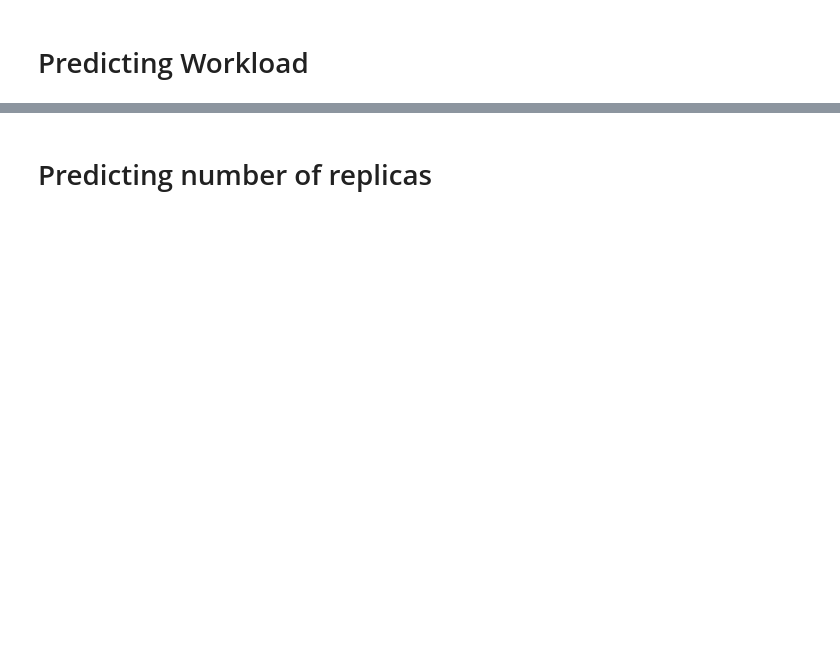
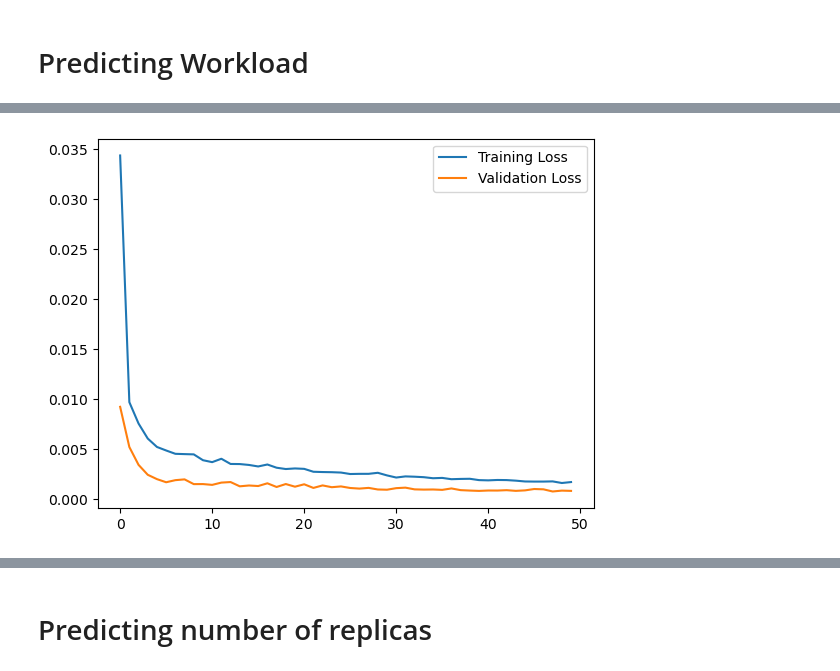
Before and after one commit to BrandonStreets-Mcleod/dissertation-test-code, a Jupyter notebook: Python/forecasting-model-test.ipynb, the cells around one changed output, grey strips where cells are left out. Drawn from its saved outputs; the diff is of its cells as text; code cells hidden in the pictures; blank space fills up the shorter version.

```diff
--- a/Python/forecasting-model-test.ipynb
+++ b/Python/forecasting-model-test.ipynb
@@ -8,6 +8,7 @@ from sklearn.preprocessing import *
 from keras.models import *
 from keras.layers import *
 from keras.callbacks import *
+from keras.regularizers import l2
 from tensorflow import keras
 from sklearn.metrics import mean_squared_error
 
@@ -40,7 +41,7 @@ x_val=x[ind:]
 y_val=y[ind:]
 
 #normalize the inputs
-x_scaler= StandardScaler()
+x_scaler= MinMaxScaler(feature_range=(0, 1))
 x_tr = x_scaler.fit_transform(x_tr)
 x_val= x_scaler.transform(x_val)
 
@@ -49,7 +50,7 @@ y_tr=y_tr.reshape(len(y_tr),1)
 y_val=y_val.reshape(len(y_val),1)
 
 #normalize the output
-y_scaler=StandardScaler()
+y_scaler=MinMaxScaler(feature_range=(0, 1))
 y_tr = y_scaler.fit_transform(y_tr)[:,0]
 y_val = y_scaler.transform(y_val)[:,0]
 
@@ -57,35 +58,62 @@ y_val = y_scaler.transform(y_val)[:,0]
 x_tr= x_tr.reshape(x_tr.shape[0],x_tr.shape[1],1)
 x_val= x_val.reshape(x_val.shape[0],x_val.shape[1],1)
 
+# def traffic_prediction_lstm():
+#     model = Sequential()
+#     model.add(Bidirectional(LSTM(30, return_sequences=True, dropout=0.2, recurrent_dropout=0.2), input_shape=(num, 1)))
+#     model.add(Bidirectional(LSTM(20, return_sequences=True, kernel_regularizer=l2(0.01))))
+#     model.add(Bidirectional(LSTM(10, return_sequences=False, kernel_regularizer=l2(0.01))))
+#     model.add(BatchNormalization())
+#     model.add(Dense(10, activation='relu'))
+#     model.add(Dense(1, activation='linear'))
+#     model.compile(optimizer='adam', loss='mse')
+#     # Learning Rate Scheduler
+#     lr_scheduler = ReduceLROnPlateau(monitor='val_loss', factor=0.5, patience=3, min_lr=1e-6)
+#     # Print model summary
+#     model.summary()
+#     return model, lr_scheduler
+
+
+# lstm_model, lr_scheduler = traffic_prediction_lstm()
+# # Early Stopping to prevent overfitting
+# early_stopping = EarlyStopping(monitor='val_loss', patience=4, restore_best_weights=True)
+# model_checkpoint = ModelCheckpoint('best_model.hdf5', monitor='val_loss', verbose=1, save_best_only=True, mode='min')
+
+# # Fit the model
+# history = lstm_model.fit(x_tr, y_tr,
+#                           epochs=20,
+#                           batch_size=10,
+#                           validation_data=(x_val, y_val),
+#                           callbacks=[early_stopping, lr_scheduler, model_checkpoint])
+
+# lstm_model.load_weights('best_model.hdf5')
+
 def traffic_prediction_lstm():
     model = Sequential()
-    model.add(Bidirectional(LSTM(80, return_sequences=True, dropout=0.2, recurrent_dropout=0.2), input_shape=(num, 1)))
-    model.add(Bidirectional(LSTM(40, return_sequences=True, dropout=0.3, recurrent_dropout=0.3)))
-    model.add(Bidirectional(LSTM(20, return_sequences=False, dropout=0.4, recurrent_dropout=0.4)))
-    model.add(BatchNormalization())
-    model.add(Dense(20, activation='relu'))
-    model.add(Dense(1, activation='linear'))
-    model.compile(optimizer='adam', loss='mse')
-    # Learning Rate Scheduler
-    lr_scheduler = ReduceLROnPlateau(monitor='val_loss', factor=0.5, patience=3, min_lr=1e-6)
-    # Print model summary
-    model.summary()
-    return model, lr_scheduler
+    model.add(LSTM(units=50, return_sequences=True, input_shape=(num, 1)))
+    model.add(Dropout(0.2))
+    model.add(LSTM(units=50))
+    model.add(Dropout(0.2))
+    model.add(Dense(1))
 
+    model.compile(optimizer='adam', loss='mean_squared_error')
+    return model
 
-lstm_model, lr_scheduler = traffic_prediction_lstm()
-# Early Stopping to prevent overfitting
-early_stopping = EarlyStopping(monitor='val_loss', patience=3, restore_best_weights=True)
-model_checkpoint = ModelCheckpoint('best_model.hdf5', monitor='val_loss', verbose=1, save_best_only=True, mode='min')
+lstm_model= traffic_prediction_lstm()
 
-# Fit the model
-history = lstm_model.fit(x_tr, y_tr,
-                          epochs=20,
-                          batch_size=10,
-                          validation_data=(x_val, y_val),
-                          callbacks=[early_stopping, lr_scheduler, model_checkpoint])
-
-lstm_model.load_weights('best_model.hdf5')
+history = lstm_model.fit(
+    x_tr, y_tr,
+    epochs=50,
+    batch_size=32,
+    validation_data=(x_val, y_val),
+    verbose=1
+)
 
 mse = lstm_model.evaluate(x_val,y_val)
 print("Mean Square Error:",mse)
+
+plt.plot(history.history['loss'], label='Training Loss')
+plt.plot(history.history['val_loss'], label='Validation Loss')
+plt.legend()
+plt.show()
+# %% [output]
@@ -92,3 +137,4 @@ print("Mean Square Error:",mse)
+[figure, added]
 # %%
 def forecast(x_val, no_of_pred, ind):
     predictions = []
```
Also changed, not shown: parts of 3 cells of this notebook, 2 other files.
